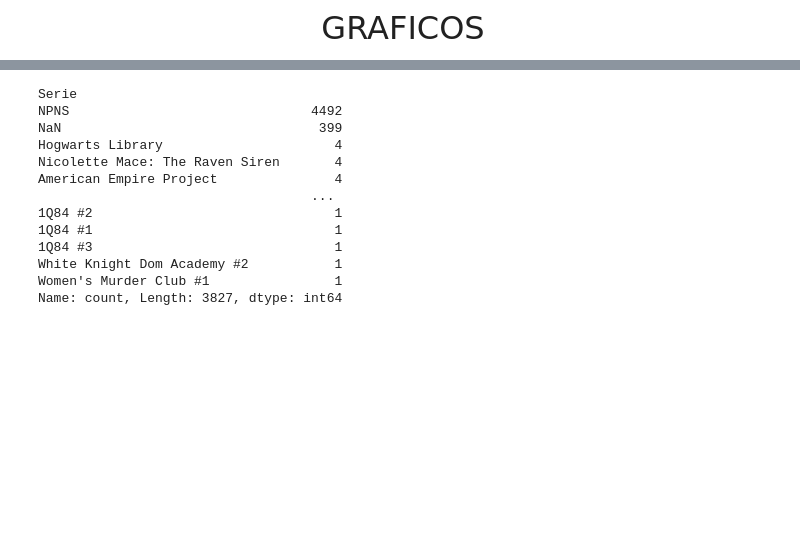
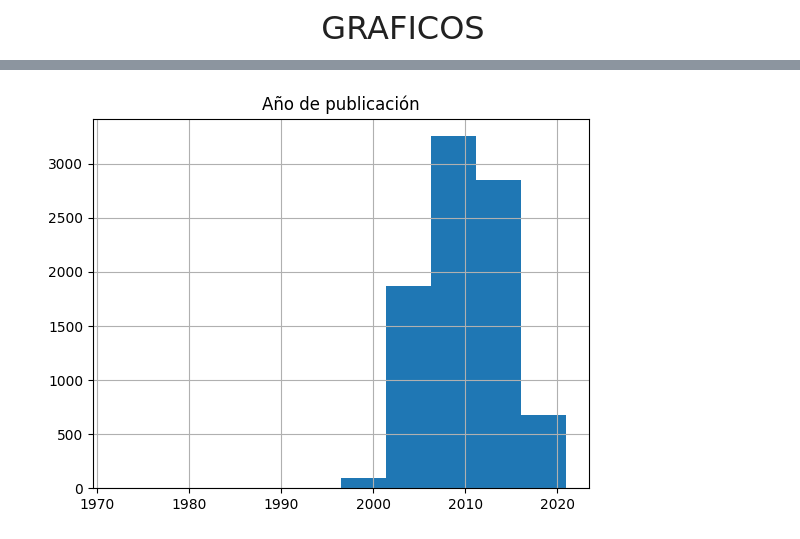
Before and after one commit to AntGV/EDA_Proyecto_Editorial, a Jupyter notebook: Graficos.ipynb, the cells around one changed output, grey strips where cells are left out. Saved outputs shown, nothing was run; the diff lists cells and outputs as text; code cells hidden in the pictures; blank space fills up the shorter version.

```diff
--- a/Graficos.ipynb
+++ b/Graficos.ipynb
@@ -26,19 +26,7 @@ Data columns (total 16 columns):
  15  Fecha de publicación  8751 non-null   object
 dtypes: bool(4), float64(1), int64(2), object(9)
 memory usage: 854.7+ KB
-# %%
-df_databooks.Serie.value_counts(dropna = False)
-# %% [output]
-Serie
-NPNS                               4492
-NaN                                 399
-Hogwarts Library                      4
-Nicolette Mace: The Raven Siren       4
-American Empire Project               4
-                                   ...
-1Q84 #2                               1
-1Q84 #1                               1
-1Q84 #3                               1
-White Knight Dom Academy #2           1
-Women's Murder Club #1                1
-Name: count, Length: 3827, dtype: int64
+# %%
+df_databooks.hist("Año de publicación");
+# %% [output]
+[figure, added]
```
Also changed, not shown: parts of 4 cells of this notebook.
